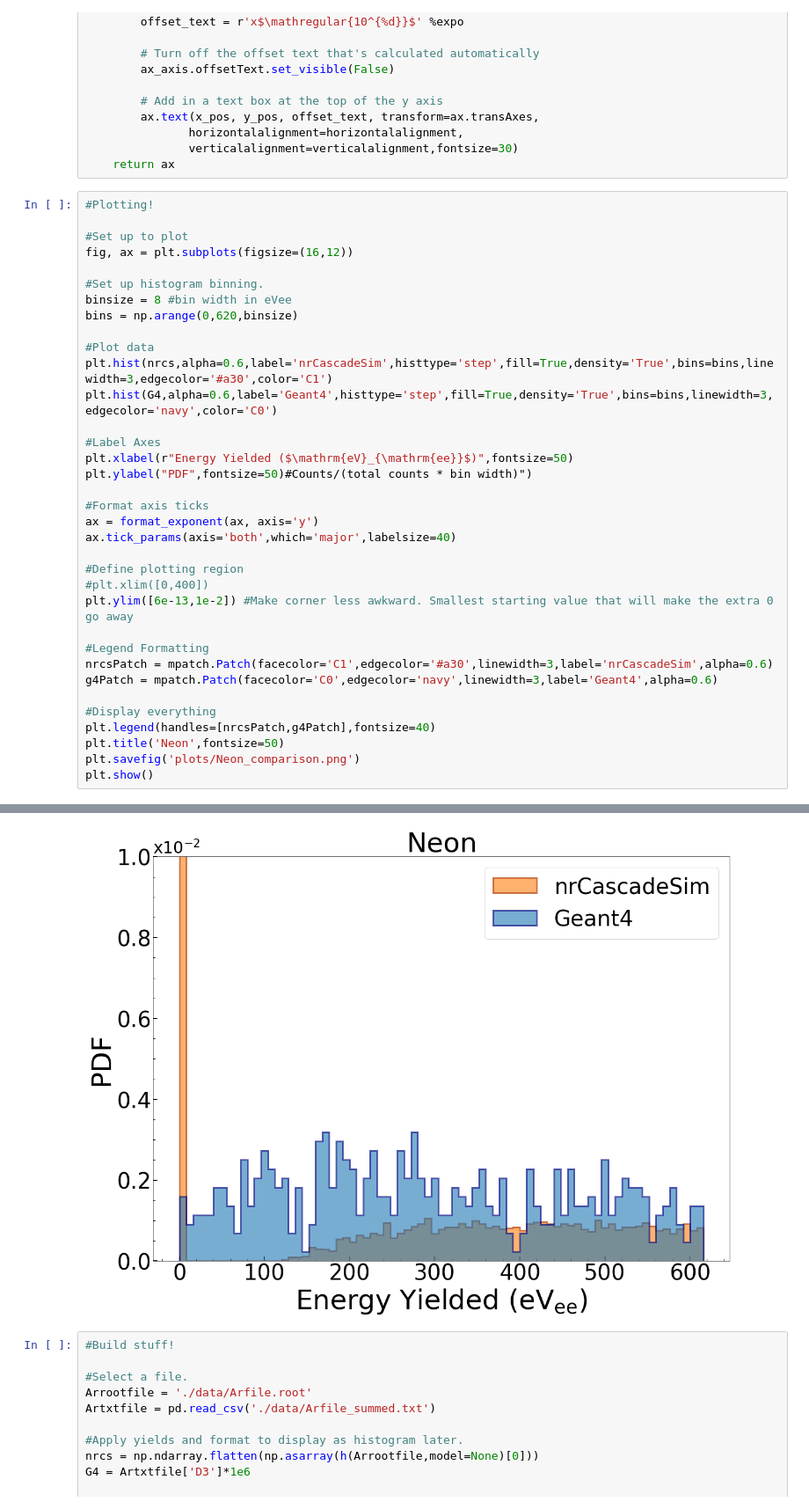
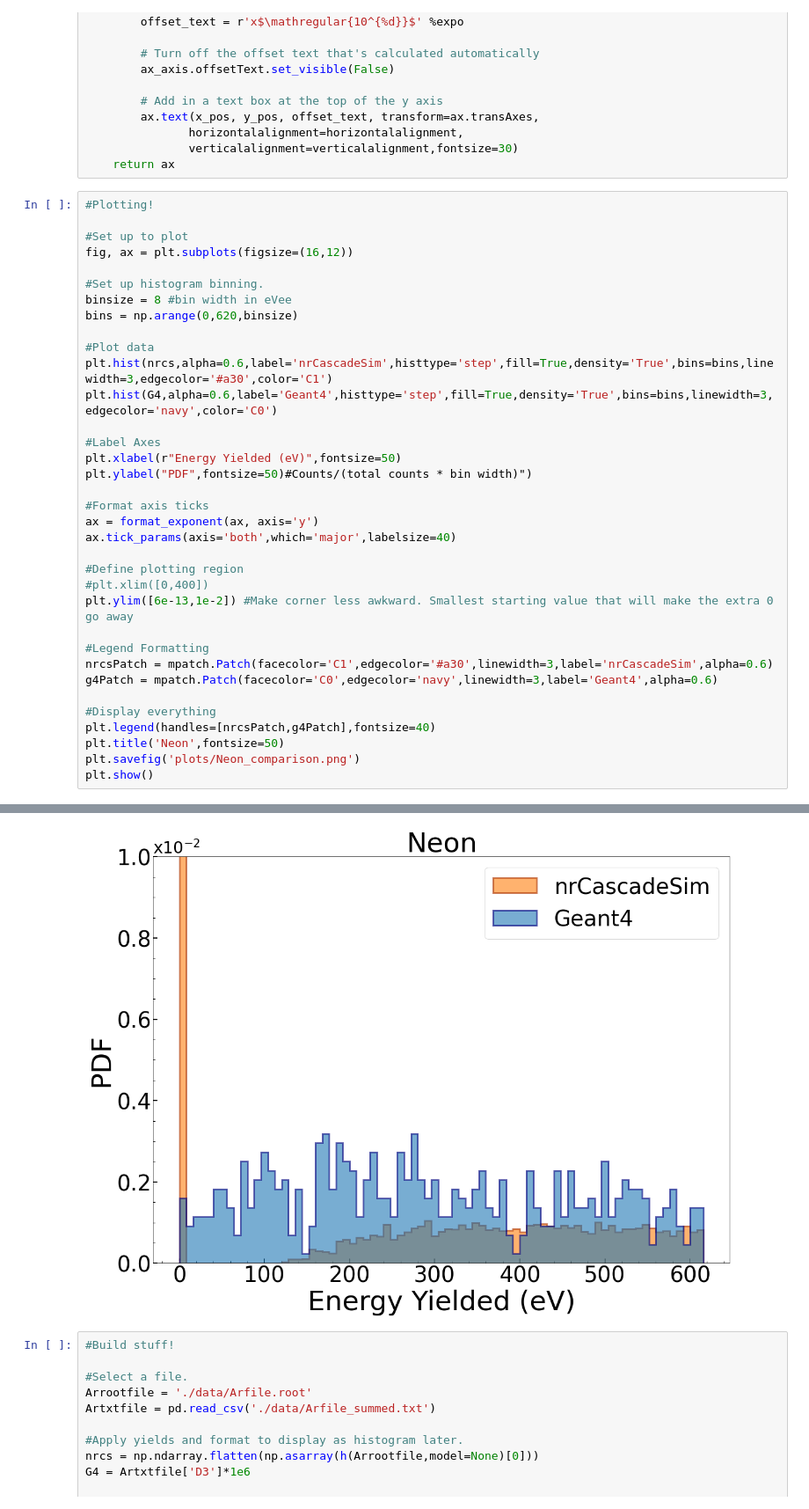
Before and after one commit to villano-lab/nrCascadeSim, a Jupyter notebook: example-usecase/Z_G4Comparison.ipynb, the cells around one changed output, grey strips where cells are left out. Shown at 88% size. Cells and saved outputs as stored; diff of their text form.

```diff
--- a/example-usecase/Z_G4Comparison.ipynb
+++ b/example-usecase/Z_G4Comparison.ipynb
@@ -296,35 +296,35 @@ fig, ax = plt.subplots(figsize=(16,12))
 binsize = 8 #bin width in eVee
 bins = np.arange(0,620,binsize)
 
 #Plot data
 plt.hist(nrcs,alpha=0.6,label='nrCascadeSim',histtype='step',fill=True,density='True',bins=bins,linewidth=3,edgecolor='#a30',color='C1')
 plt.hist(G4,alpha=0.6,label='Geant4',histtype='step',fill=True,density='True',bins=bins,linewidth=3,edgecolor='navy',color='C0')
 
 #Label Axes
-plt.xlabel(r"Energy Yielded ($\mathrm{eV}_{\mathrm{ee}}$)",fontsize=50)
+plt.xlabel(r"Energy Yielded (eV)",fontsize=50)
 plt.ylabel("PDF",fontsize=50)#Counts/(total counts * bin width)")
 
 #Format axis ticks
 ax = format_exponent(ax, axis='y')
 ax.tick_params(axis='both',which='major',labelsize=40)
 
 #Define plotting region
 #plt.xlim([0,400])
 plt.ylim([6e-13,1e-2]) #Make corner less awkward. Smallest starting value that will make the extra 0 go away
 
 #Legend Formatting
 nrcsPatch = mpatch.Patch(facecolor='C1',edgecolor='#a30',linewidth=3,label='nrCascadeSim',alpha=0.6)
 g4Patch = mpatch.Patch(facecolor='C0',edgecolor='navy',linewidth=3,label='Geant4',alpha=0.6)
 
 #Display everything
 plt.legend(handles=[nrcsPatch,g4Patch],fontsize=40)
 plt.title('Neon',fontsize=50)
 plt.savefig('plots/Neon_comparison.png')
 plt.show()
 # %% [output]
 findfont: Font family ['Arial'] not found. Falling back to DejaVu Sans.
 Deprecated in NumPy 1.20; for more details and guidance: https://numpy.org/devdocs/release/1.20.0-notes.html#deprecations
-[figure, old version]
+[figure, new version]
 # %%
 #Build stuff!
 
```
Also changed, not shown: parts of 3 cells of this notebook, 4 other files.
